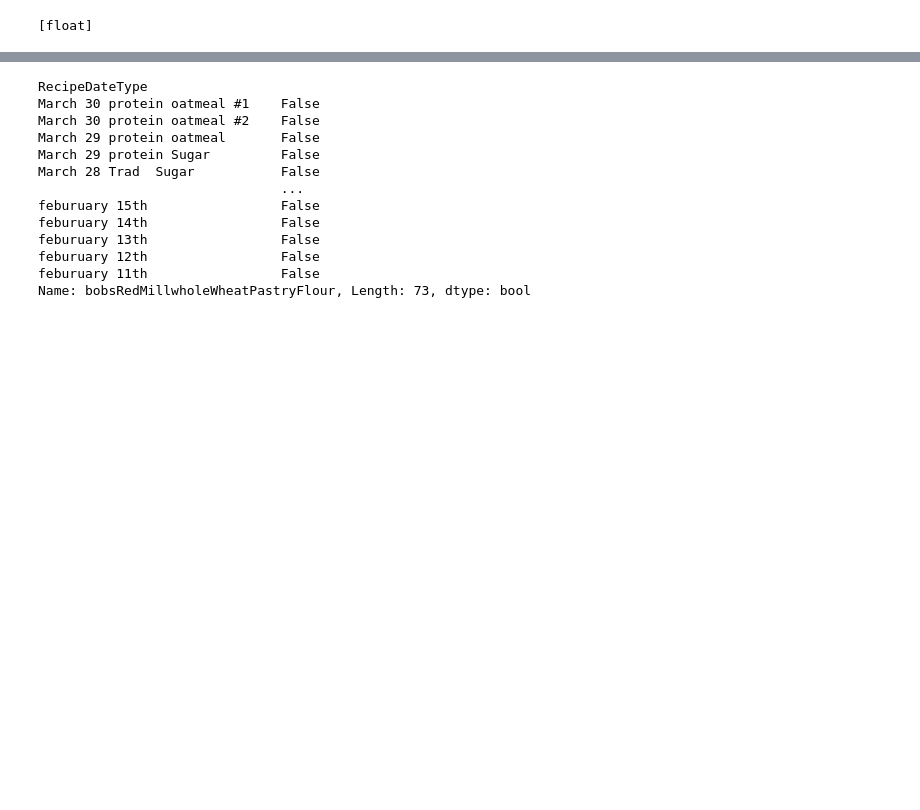
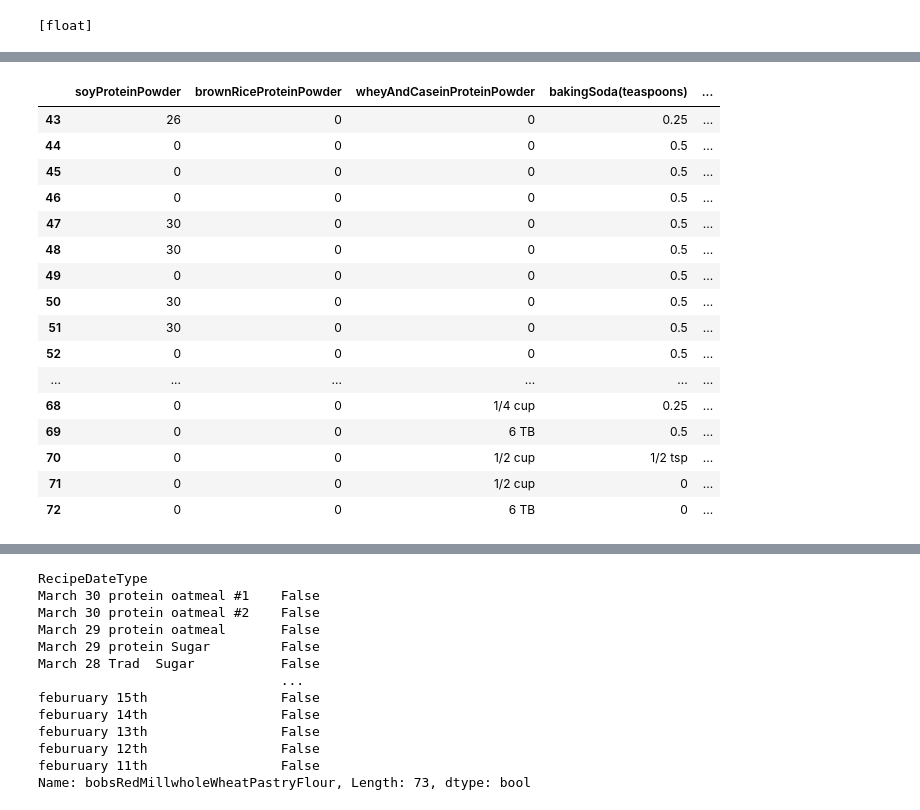
Before and after one commit to maxdickinson/DataTables, a Jupyter notebook: RecipesNutritionWorkbook.ipynb, the cells around one changed output, grey strips where cells are left out. Drawn from its saved outputs; the diff is of its cells as text; code cells hidden in the pictures; blank space fills up the shorter version.

```diff
--- a/RecipesNutritionWorkbook.ipynb
+++ b/RecipesNutritionWorkbook.ipynb
@@ -58,0 +138,20 @@ recIngred.to_csv('cleanerRecipeXIngredients.csv')
+# %%
+cleanerRecipeXIngredients.iloc[43:: , 10:30]
+# %% [output]
+|  | soyProteinPowder | brownRiceProteinPowder | wheyAndCaseinProteinPowder | bakingSoda(teaspoons) | ... |
+| 43 | 26 | 0 | 0 | 0.25 | ... |
+| 44 | 0 | 0 | 0 | 0.5 | ... |
+| 45 | 0 | 0 | 0 | 0.5 | ... |
+| 46 | 0 | 0 | 0 | 0.5 | ... |
+| 47 | 30 | 0 | 0 | 0.5 | ... |
+| 48 | 30 | 0 | 0 | 0.5 | ... |
+| 49 | 0 | 0 | 0 | 0.5 | ... |
+| 50 | 30 | 0 | 0 | 0.5 | ... |
+| 51 | 30 | 0 | 0 | 0.5 | ... |
+| 52 | 0 | 0 | 0 | 0.5 | ... |
+| ... | ... | ... | ... | ... | ... |
+| 68 | 0 | 0 | 1/4 cup | 0.25 | ... |
+| 69 | 0 | 0 | 6 TB | 0.5 | ... |
+| 70 | 0 | 0 | 1/2 cup | 1/2 tsp | ... |
+| 71 | 0 | 0 | 1/2 cup | 0 | ... |
+| 72 | 0 | 0 | 6 TB | 0 | ... |
```
Also changed, not shown: parts of 12 cells of this notebook, 3 other files.
